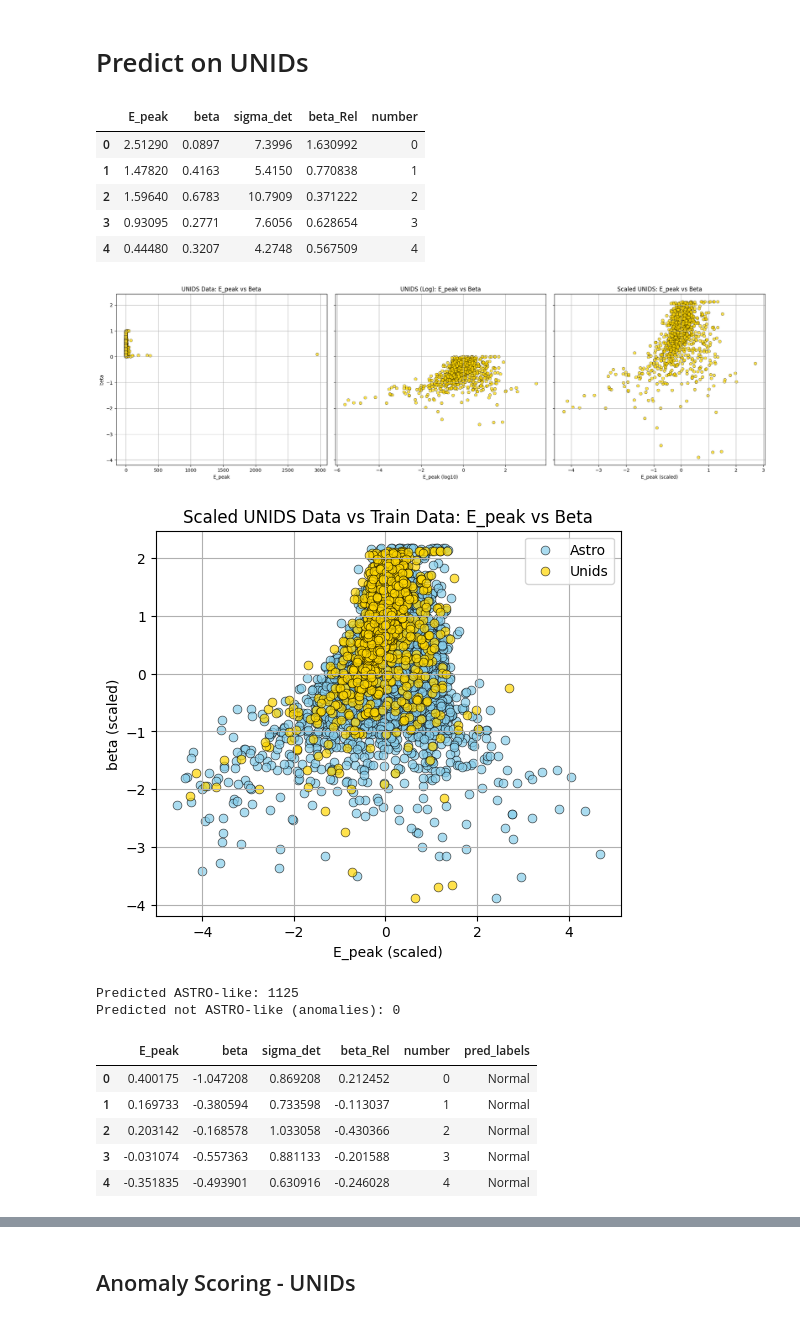
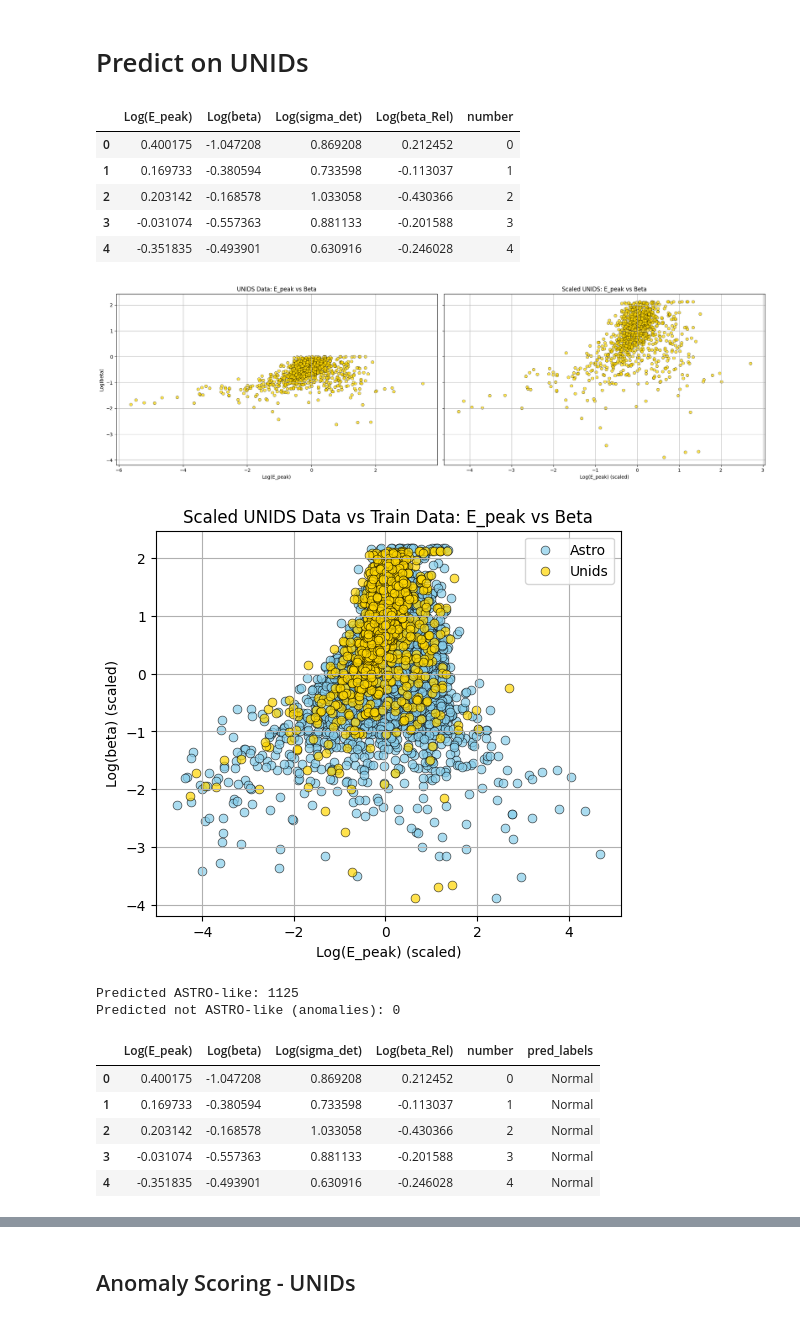
Before and after one commit to martacanirome4/DarkMatter_ML_TFG, a Jupyter notebook: notebooks/4_modelos_repeticiones/4_OCSVM_2F_2_repeat_astro_pred_unids.ipynb, the cells around one changed output, grey strips where cells are left out. Cells and saved outputs as stored; diff of their text form; code cells hidden in the pictures.

```diff
--- a/notebooks/4_modelos_repeticiones/4_OCSVM_2F_2_repeat_astro_pred_unids.ipynb
+++ b/notebooks/4_modelos_repeticiones/4_OCSVM_2F_2_repeat_astro_pred_unids.ipynb
@@ -74,8 +75,8 @@ Index(['E_peak', 'beta', 'sigma', 'beta_Rel', 'class'], dtype='object')
 | 4 | 0.326110 | -1.100179 | 1.624932 | -0.528753 | 0.0 |
 # %%
 # --- Selección de características ---
-features = ['E_peak', 'beta']
-target = 'class'
+features = ['Log(E_peak)', 'Log(beta)']
+target = 'astro_DM'
 
 print(f"Features seleccionadas: {features}")
 print(f"Columna objetivo: {target}")
@@ -139,7 +140,7 @@ for i in range(n_iterations):
 
     # =============== 1️⃣ Split dinámico por iteración ===============
     X = df_astro[features].values
-    y = df_astro["class"].values
+    y = df_astro[target].values
 
     X_train, X_temp, y_train, y_temp = train_test_split(
         X, y, test_size=0.4, stratify=y, random_state=42 + i
@@ -175,9 +176,9 @@ for i in range(n_iterations):
             n_outliers = np.sum(preds == -1)
             true_labels = y_val.astype(int)
 
-            f1 = f1_score(true_labels, pred_labels, pos_label=0)
+            # f1 = f1_score(true_labels, pred_labels, pos_label=0)
 
-            iteration_results.append({'nu': nu, 'gamma': gamma, 'val_outliers': n_outliers, 'f1_score': f1})
+            iteration_results.append({'nu': nu, 'gamma': gamma, 'val_outliers': n_outliers})
 
             """
             if f1 > best_score:
@@ -190,7 +191,7 @@ for i in range(n_iterations):
                 best_model_iter = model
                 best_params_iter = {'nu': nu, 'gamma': gamma}
 
-    print(f"✅ Mejor iteración {i+1}: nu={best_params_iter['nu']}, gamma={best_params_iter['gamma']}, Outliers (val set): {best_outliers} de {len(X_val_scaled)} muestras, F1={best_score:.4f}")
+    print(f"✅ Mejor iteración {i+1}: nu={best_params_iter['nu']}, gamma={best_params_iter['gamma']}, Outliers (val set): {best_outliers} de {len(X_val_scaled)} muestras")
 
     # Guardar resultados de esta iteración
     all_iterations_results.extend(
@@ -203,7 +204,7 @@ for i in range(n_iterations):
 df_all_results = pd.DataFrame(all_iterations_results)
 
 # Mostrar el top global
-display(df_all_results.sort_values(by='f1_score', ascending=False))
+display(df_all_results.sort_values(by='val_outliers', ascending=True))
 # %% [output]
 🔍 Buscando hiperparámetros que minimicen outliers en ASTRO (validación)...
 
@@ -317,13 +318,14 @@ plt.show()
 # %% [markdown]
 # Predict on UNIDs
 # %%
-unids_path = "../../data/raw/unids_3F_beta_err_names.txt"
+# unids_path = "../../data/raw/unids_3F_beta_err_names.txt"
+unids_path = "../../data/processed/unids_log/unids_log.txt"
 df_unids = pd.read_csv(unids_path, sep='\s+')
 df_unids.head()
 # %% [output]
-|  | E_peak | beta | sigma_det | beta_Rel | number |
-| 0 | 2.51290 | 0.0897 | 7.3996 | 1.630992 | 0 |
-| 1 | 1.47820 | 0.4163 | 5.4150 | 0.770838 | 1 |
-| 2 | 1.59640 | 0.6783 | 10.7909 | 0.371222 | 2 |
-| 3 | 0.93095 | 0.2771 | 7.6056 | 0.628654 | 3 |
-| 4 | 0.44480 | 0.3207 | 4.2748 | 0.567509 | 4 |
+|  | Log(E_peak) | Log(beta) | Log(sigma_det) | Log(beta_Rel) | number |
+| 0 | 0.400175 | -1.047208 | 0.869208 | 0.212452 | 0 |
+| 1 | 0.169733 | -0.380594 | 0.733598 | -0.113037 | 1 |
+| 2 | 0.203142 | -0.168578 | 1.033058 | -0.430366 | 2 |
+| 3 | -0.031074 | -0.557363 | 0.881133 | -0.201588 | 3 |
+| 4 | -0.351835 | -0.493901 | 0.630916 | -0.246028 | 4 |
@@ -335,62 +332,46 @@ df_unids_log[cols_to_log] = df_unids_log[cols_to_log].apply(lambda x: np.log10(x
 # %%
 # Extraer y escalar
-X_unids_log = df_unids_log[["E_peak", "beta"]].values
+X_unids_log = df_unids[["Log(E_peak)", "Log(beta)"]].values
 X_unids_scaled = scaler.transform(X_unids_log)
 # %%
 # --- Create subplots ---
-fig, axes = plt.subplots(1, 3, figsize=(20, 6), sharey=True)
+fig, axes = plt.subplots(1, 2, figsize=(20, 6), sharey=True)
 
 # --- Plot 1: Raw UNIDS data ---
 sns.scatterplot(
     data=df_unids,
-    x="E_peak",
-    y="beta",
+    x="Log(E_peak)",
+    y="Log(beta)",
     color="gold",
     edgecolor='k',
     alpha=0.7,
     s=40,
     ax=axes[0]
 )
 axes[0].set_title("UNIDS Data: E_peak vs Beta")
-axes[0].set_xlabel("E_peak")
-axes[0].set_ylabel("beta")
+axes[0].set_xlabel("Log(E_peak)")
+axes[0].set_ylabel("Log(beta)")
 axes[0].grid(True)
-
-# --- Plot 2: Log-transformed UNIDS ---
-sns.scatterplot(
-    data=df_unids_log,
-    x="E_peak",
-    y="beta",
-    color="gold",
-    edgecolor='k',
-    alpha=0.7,
-    s=40,
-    ax=axes[1]
-)
-axes[1].set_title("UNIDS (Log): E_peak vs Beta")
-axes[1].set_xlabel("E_peak (log10)")
-axes[1].set_ylabel("")  # hide repeated ylabel
-axes[1].grid(True)
 
 # --- Plot 3: Scaled UNIDS ---
 sns.scatterplot(
     x=X_unids_scaled[:, 0],
     y=X_unids_scaled[:, 1],
     color="gold",
     edgecolor='k',
     alpha=0.7,
     s=40,
-    ax=axes[2]
+    ax=axes[1]
 )
-axes[2].set_title("Scaled UNIDS: E_peak vs Beta")
-axes[2].set_xlabel("E_peak (scaled)")
-axes[2].set_ylabel("")  # hide repeated ylabel
-axes[2].grid(True)
+axes[1].set_title("Scaled UNIDS: E_peak vs Beta")
+axes[1].set_xlabel("Log(E_peak) (scaled)")
+axes[1].set_ylabel("Log(beta) (scaled)")
+axes[1].grid(True)
 
 plt.tight_layout()
 plt.show()
 # %% [output]
-[figure, old version]
+[figure, new version]
 # %%
 # Scatter de unids escalados vs datos de entrenamiento escalados
 plt.figure(figsize=(6, 5))
@@ -413,13 +394,13 @@ sns.scatterplot(
     label='Unids'
 )
 plt.title("Scaled UNIDS Data vs Train Data: E_peak vs Beta")
-plt.xlabel("E_peak (scaled)")
-plt.ylabel("beta (scaled)")
+plt.xlabel("Log(E_peak) (scaled)")
+plt.ylabel("Log(beta) (scaled)")
 plt.legend()
 plt.grid(True)
 plt.show()
 # %% [output]
-[figure, old version]
+[figure, new version]
 # %%
 # Predecir con el modelo final
 unids_preds = final_model.predict(X_unids_scaled)
@@ -441,9 +422,9 @@ df_unids_log['pred_labels'] = df_unids_log['pred_labels'].replace({0: 'Normal',
 Predicted ASTRO-like: 1125
 Predicted not ASTRO-like (anomalies): 0
 # %%
-df_unids_log.head()
+df_unids.head()
 # %% [output]
-|  | E_peak | beta | sigma_det | beta_Rel | number | pred_labels |
+|  | Log(E_peak) | Log(beta) | Log(sigma_det) | Log(beta_Rel) | number | pred_labels |
 | 0 | 0.400175 | -1.047208 | 0.869208 | 0.212452 | 0 | Normal |
 | 1 | 0.169733 | -0.380594 | 0.733598 | -0.113037 | 1 | Normal |
 | 2 | 0.203142 | -0.168578 | 1.033058 | -0.430366 | 2 | Normal |
```
Also changed, not shown: parts of 18 cells of this notebook, 19 other files.
